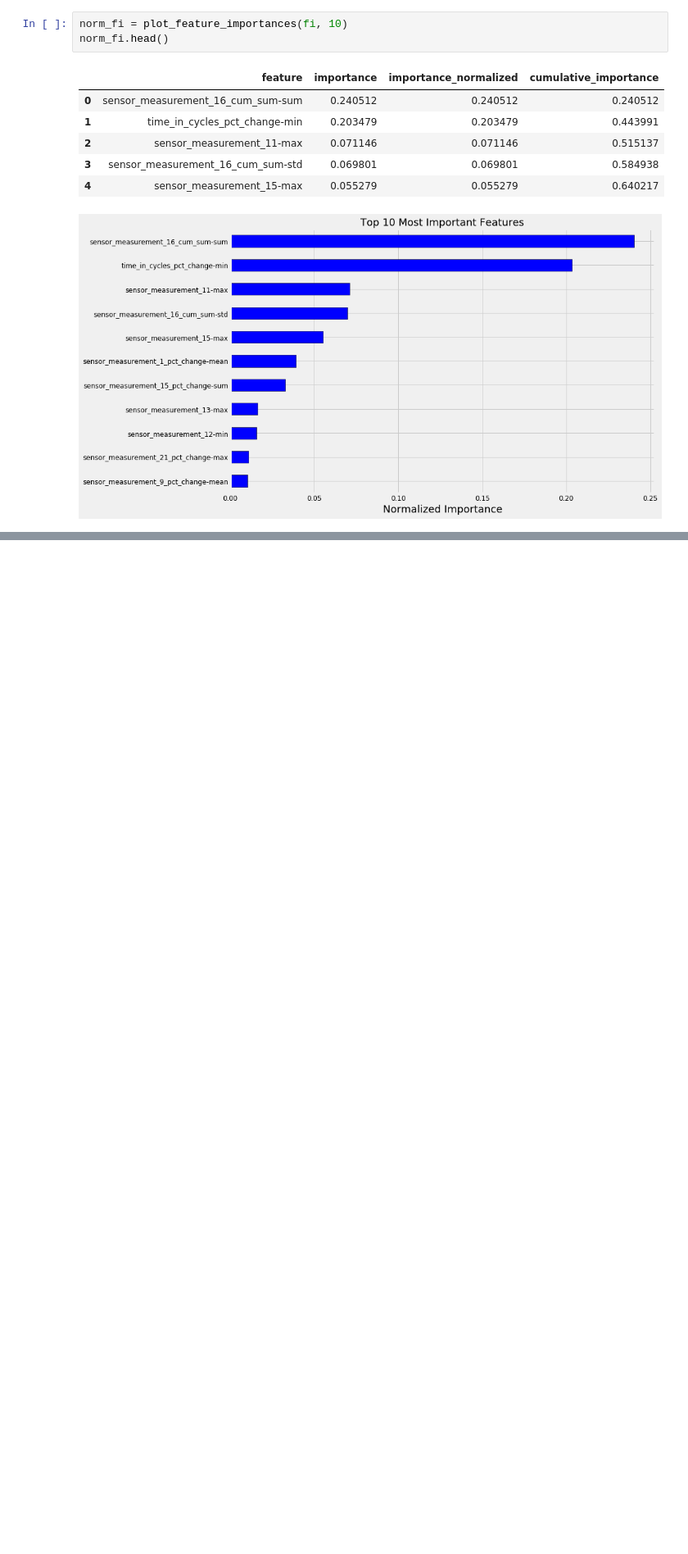
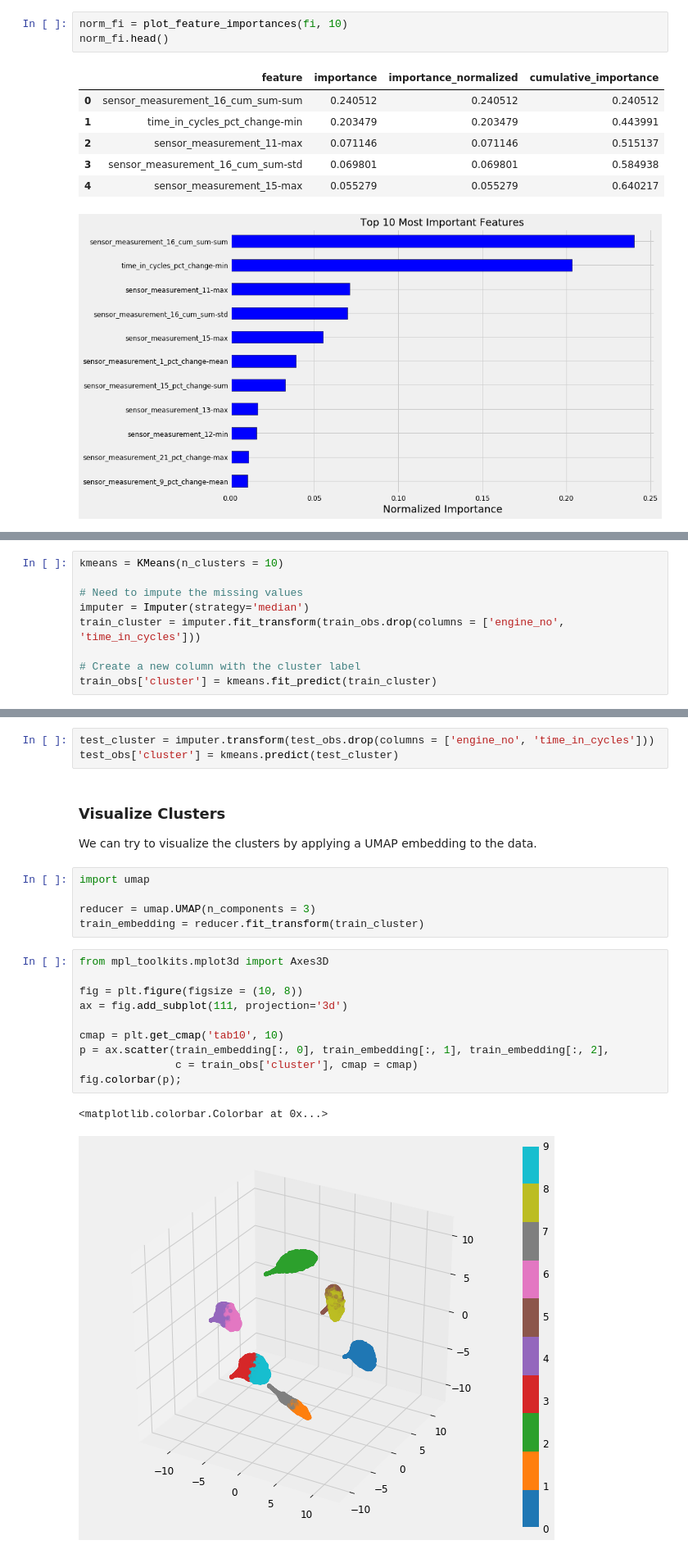
Before and after one commit to alteryx/Automated-Manual-Comparison, a Jupyter notebook: remaining useful life/notebooks/Manual .ipynb, the cells around one changed output, grey strips where cells are left out. Shown at 82% size. Drawn from its saved outputs; the diff is of its cells as text; blank space fills up the shorter version.

```diff
--- a/remaining useful life/notebooks/Manual .ipynb
+++ b/remaining useful life/notebooks/Manual .ipynb
@@ -523,0 +529,9 @@ We can try one more manual feature engineering effort using clustering and a tim
+# %%
+kmeans = KMeans(n_clusters = 10)
+
+# Need to impute the missing values
+imputer = Imputer(strategy='median')
+train_cluster = imputer.fit_transform(train_obs.drop(columns = ['engine_no', 'time_in_cycles']))
+
+# Create a new column with the cluster label
+train_obs['cluster'] = kmeans.fit_predict(train_cluster)
@@ -523,0 +540,25 @@ We can try one more manual feature engineering effort using clustering and a tim
+# %%
+test_cluster = imputer.transform(test_obs.drop(columns = ['engine_no', 'time_in_cycles']))
+test_obs['cluster'] = kmeans.predict(test_cluster)
+# %% [markdown]
+### Visualize Clusters
+
+We can try to visualize the clusters by applying a UMAP embedding to the data.
+# %%
+import umap
+
+reducer = umap.UMAP(n_components = 3)
+train_embedding = reducer.fit_transform(train_cluster)
+# %%
+from mpl_toolkits.mplot3d import Axes3D
+
+fig = plt.figure(figsize = (10, 8))
+ax = fig.add_subplot(111, projection='3d')
+
+cmap = plt.get_cmap('tab10', 10)
+p = ax.scatter(train_embedding[:, 0], train_embedding[:, 1], train_embedding[:, 2],
+               c = train_obs['cluster'], cmap = cmap)
+fig.colorbar(p);
+# %% [output]
+<matplotlib.colorbar.Colorbar at 0x...>
+[figure, added]
```
Also changed, not shown: parts of 22 cells of this notebook.
